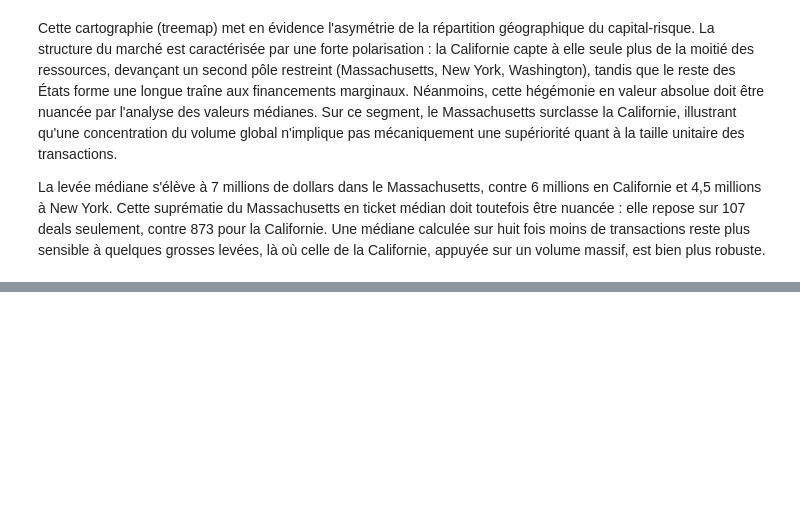
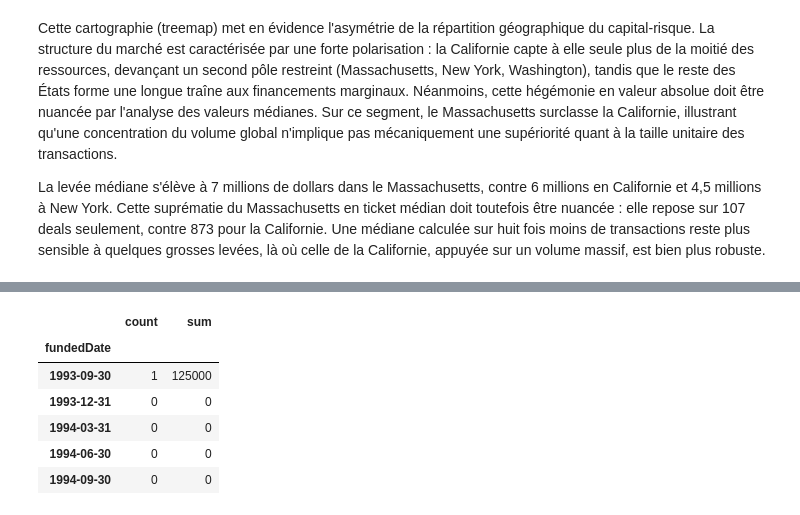
Before and after one commit to boubagn-rgb/techcrunch-funding-analysis, a Jupyter notebook: notebooks/nettoyage_exploration.ipynb, the cells around one changed output, grey strips where cells are left out. Cells and saved outputs as stored; diff of their text form; code cells hidden in the pictures; blank space fills up the shorter version.

```diff
--- a/notebooks/nettoyage_exploration.ipynb
+++ b/notebooks/nettoyage_exploration.ipynb
@@ -225,0 +325,10 @@ La levée médiane s'élève à 7 millions de dollars dans le Massachusetts, con
+# %%
+temp.head(5)
+# %% [output]
+|  | count | sum |
+| fundedDate |  |  |
+| 1993-09-30 | 1 | 125000 |
+| 1993-12-31 | 0 | 0 |
+| 1994-03-31 | 0 | 0 |
+| 1994-06-30 | 0 | 0 |
+| 1994-09-30 | 0 | 0 |
```
Also changed, not shown: parts of 5 cells of this notebook.
